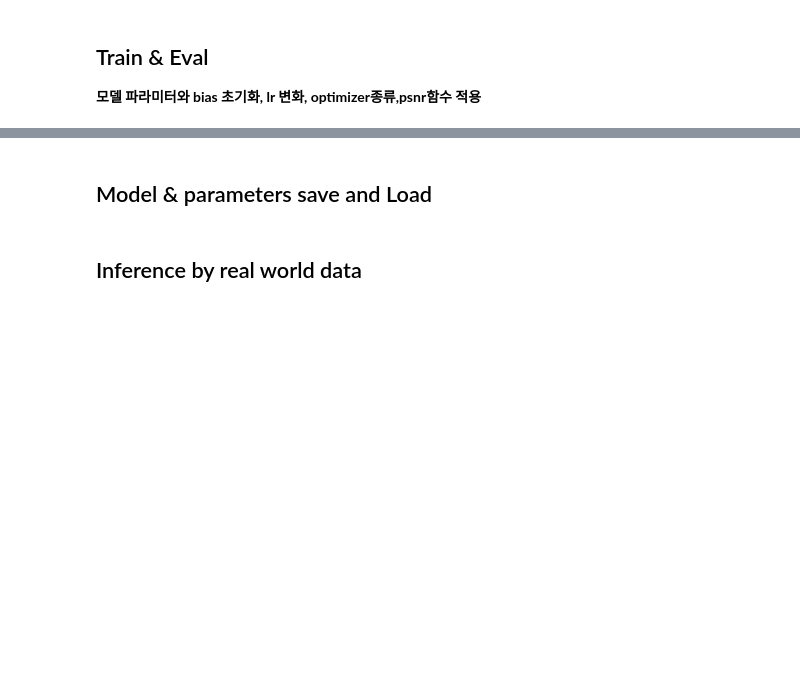
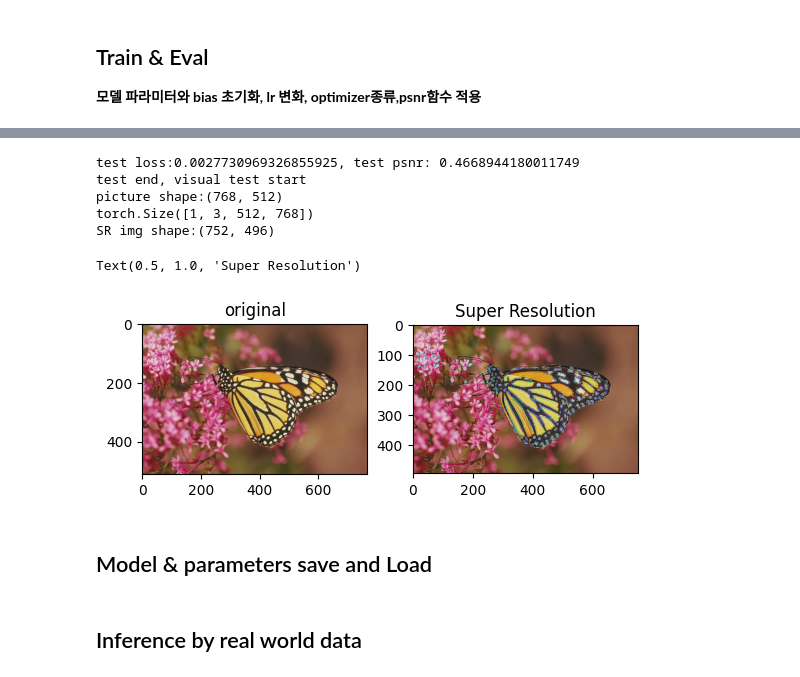
Before and after one commit to Sirius147/img-transforming-Neural-Nets-Studying, a Jupyter notebook: SRCNN/srModel.ipynb, the cells around one changed output, grey strips where cells are left out. Cells and saved outputs as stored; diff of their text form; code cells hidden in the pictures; blank space fills up the shorter version.

```diff
--- a/SRCNN/srModel.ipynb
+++ b/SRCNN/srModel.ipynb
@@ -204,27 +199,29 @@ import tqdm
 # Super Resolution 평가 함수, mse가 작을 수록 좋은 지표 (psnr값이 클수록)
 def psnr(pred, label):
     # 픽셀 최대값으로 정규화, 최대값의 제곱은 1.0
-    pred /= 255.0; label /= 255.0
+    #pTmp = pred / 255.0; #lTmp = label / 255.0
     # MSE(Mean Squared Error) 계산
     mse = torch.mean((pred - label) ** 2)
     # log10(1**2/mse) -> log10(1/sqrt(mse))
     return 20 * torch.log10(1.0 / torch.sqrt(mse))
 
 def train(train_loader,model,lossF, optimizer):
-    dataSize = len(train_loader.dataset)
-    for batchNumber, data, label in tqdm.tqdm(enumerate(train_loader)):
-        data,model = data.to(device),model.to(device)
+    # dataSize = len(train_loader.dataset)
+    for (data, label) in tqdm.tqdm(train_loader):
+        data,label = data.to(device),label.to(device)
+        optimizer.zero_grad()
         pred = model(data)
         loss = lossF(pred,label)
-        batchPsnr = psnr(pred,label) / len(data)
+        # batchPsnr = psnr(pred,label) / len(data)
 
-        optimizer.zero_grad()
+
         loss.backward()
         optimizer.step()
 
-        if batchNumber % 100 == 0:
-            loss , currentDataNum, psnrValue = loss.item(), (batchNumber+1) * len(data), batchPsnr
-            print(f"loss:{loss}, psnr value:{psnrValue}, at the {currentDataNum}/{dataSize}")
+        # if batchNumber % 100 == 0:
+        #     loss , currentDataNum, psnrValue = loss.item(), (batchNumber+1) * len(data), batchPsnr
+        #     print(f"loss:{loss}, psnr value:{psnrValue}, at the {currentDataNum}/{dataSize}")
+
 
 def test(test_loader, model, lossF):
     batchTotalSize = len(test_loader)
@@ -240,38 +280,42 @@ def test(test_loader, model, lossF):
 # %%
-epoch = 100
-device = 'cuda' if torch.cuda.is_available() else 'cpu'
-model.to(device)
-
-for epochNum in range(epoch):
-    print(f"Train epoch:{epochNum+1}-------------")
-    train(train_loader,model,lossF,optimizer)
-
-print("Train end, test start")
-
 model.eval()
 with torch.no_grad():
     test(test_loader2,model, lossF)
 
 print("test end, visual test start")
-transform = ToTensor()
-vtImage = Image.open('./Set14/Set14/monarch.png')
+transform = ToTensor(); imgName = 'monarch.png'
+vtImage = Image.open('./Set14/Set14/'+imgName)
 print(f"picture shape:{vtImage.size}")
 vtTensor = transform(vtImage).unsqueeze(0)
+# vtTensor = vtTensor.to(torch.float32)
+# vtTensor /= 255.0
+print(vtTensor.shape)
 
 model.eval()
 with torch.no_grad():
+    vtTensor = vtTensor.to(device)
     output = model(vtTensor)
-vtOutput = ToPILImage()(output.squeeze(0).clamp(0, 1))  # clamp는 min,max 사이의 값으로 tensor값을 제한해준다.
+vtOutput = ToPILImage()(output.squeeze(0))  # clamp는 min,max 사이의 값으로 tensor값을 제한해준다.
 print(f"SR img shape:{vtOutput.size}")
+vtFile = 'monarch2.png'
+vtOutput.save('./testMonarch/'+ vtFile)
 
-vtOutput.save('./SRmonarch.png')
+
 
 plt.subplot(1,2,1)
 plt.imshow(vtImage)
 plt.title('original')
 plt.subplot(1,2,2)
 plt.imshow(vtOutput)
-plt.title('Super Resolution')
+plt.title("Super Resolution")
+# %% [output]
+test loss:0.0027730969326855925, test psnr: 0.4668944180011749
+test end, visual test start
+picture shape:(768, 512)
+torch.Size([1, 3, 512, 768])
+SR img shape:(752, 496)
+Text(0.5, 1.0, 'Super Resolution')
+[figure, added]
 # %% [markdown]
 ## Model & parameters save and Load
 # %%
```
Also changed, not shown: parts of 4 cells of this notebook, 10 other files.
